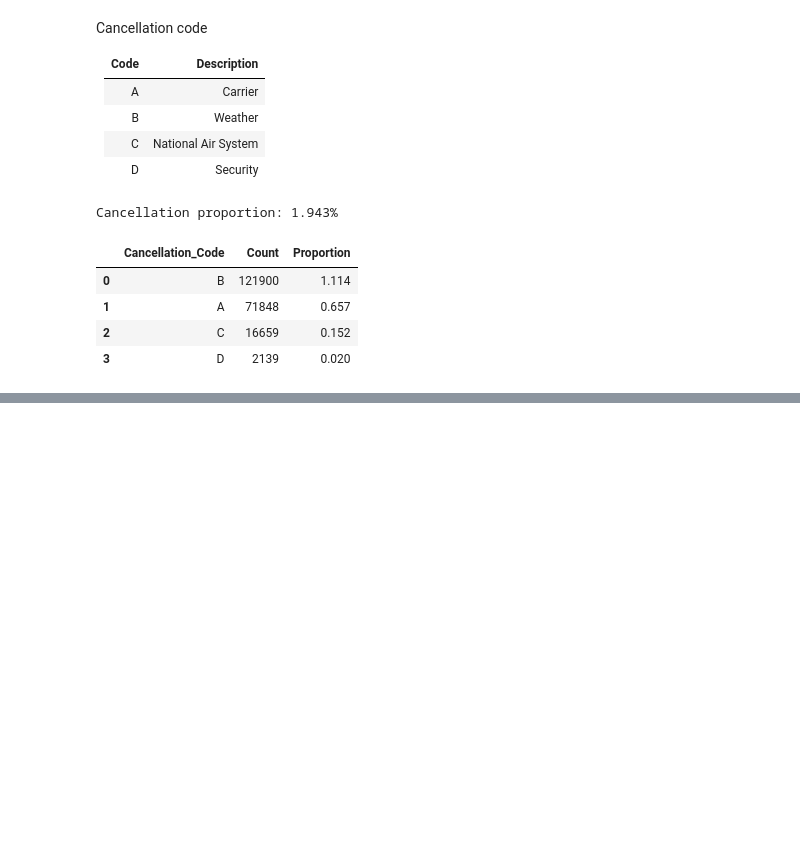
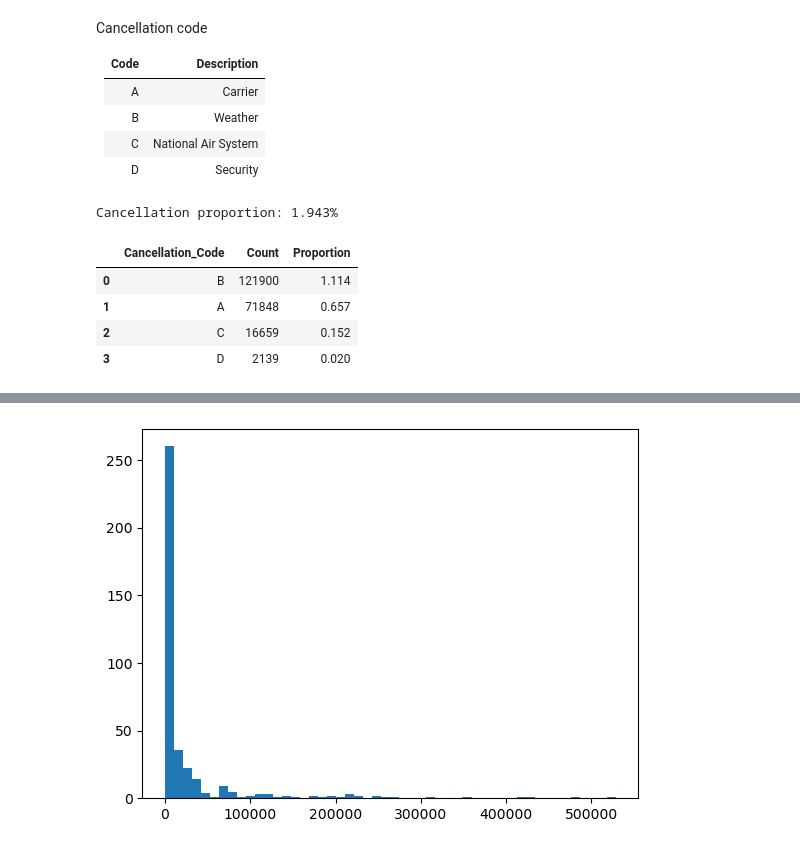
Before and after one commit to KsCentry/stat628_mod3_gp9, a Jupyter notebook: code/cancel_pattern.ipynb, the cells around one changed output, grey strips where cells are left out. Drawn from its saved outputs; the diff is of its cells as text; code cells hidden in the pictures; blank space fills up the shorter version.

Commit message:
airport size and weather prediction

```diff
--- a/code/cancel_pattern.ipynb
+++ b/code/cancel_pattern.ipynb
@@ -4,2 +5,2 @@ import pandas as pd
 # %%
-data = pd.read_parquet('../data/cleaned_data/data_with_all_weather.parquet')
+data = pd.read_parquet('../data/cleaned_data/data_with_all_weather.parquet', engine='pyarrow')
@@ -39,0 +52,4 @@ data['wxcodes'].notna().sum()
+# %%
+airport_counts = data['ORIGIN'].value_counts().reset_index()
+airport_counts.columns = ['airport', 'count']
+airport_counts
@@ -39,0 +70,5 @@ data['wxcodes'].notna().sum()
+# %%
+plt.hist(airport_counts['count'], bins=50)
+plt.show()
+# %% [output]
+[figure, added]
```
Also changed, not shown: parts of 20 cells of this notebook, 1 other file.
